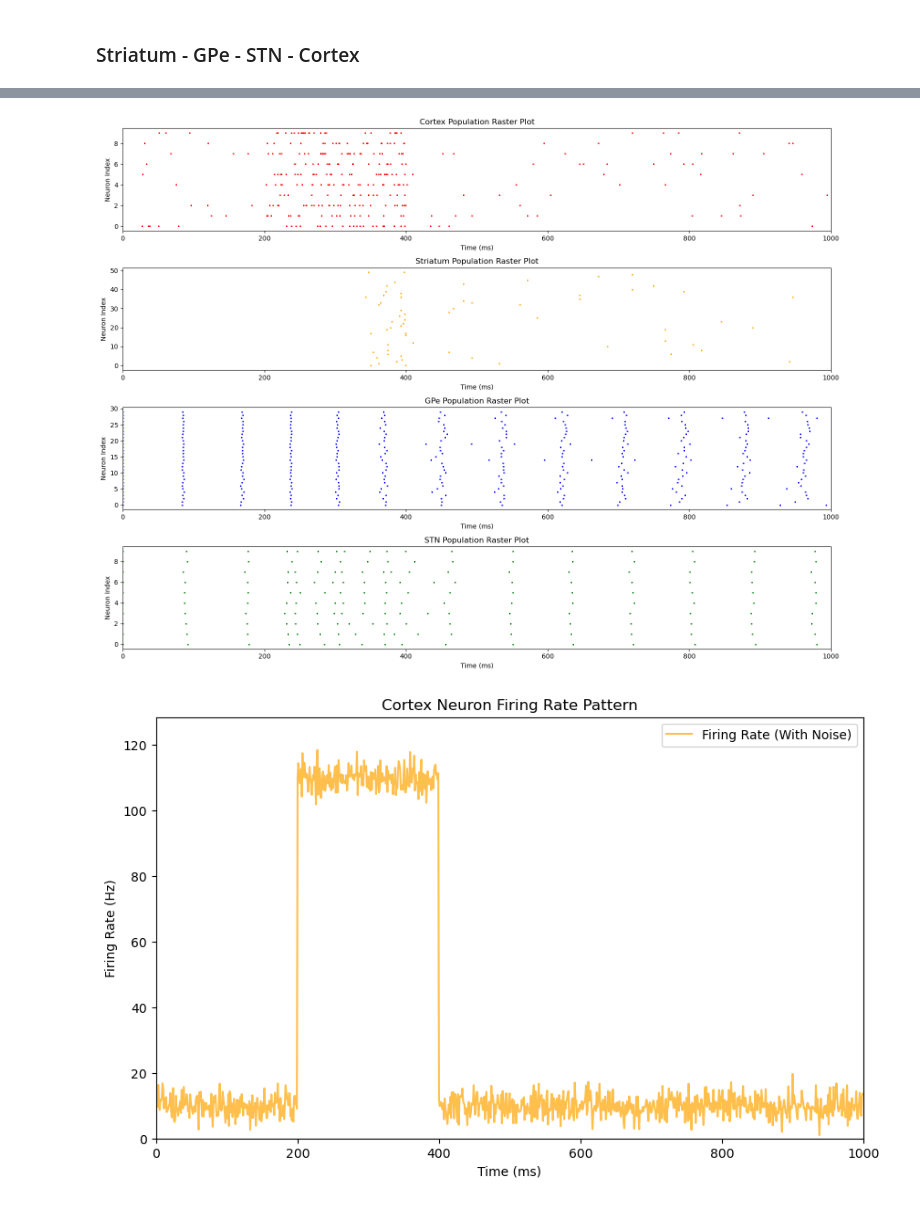
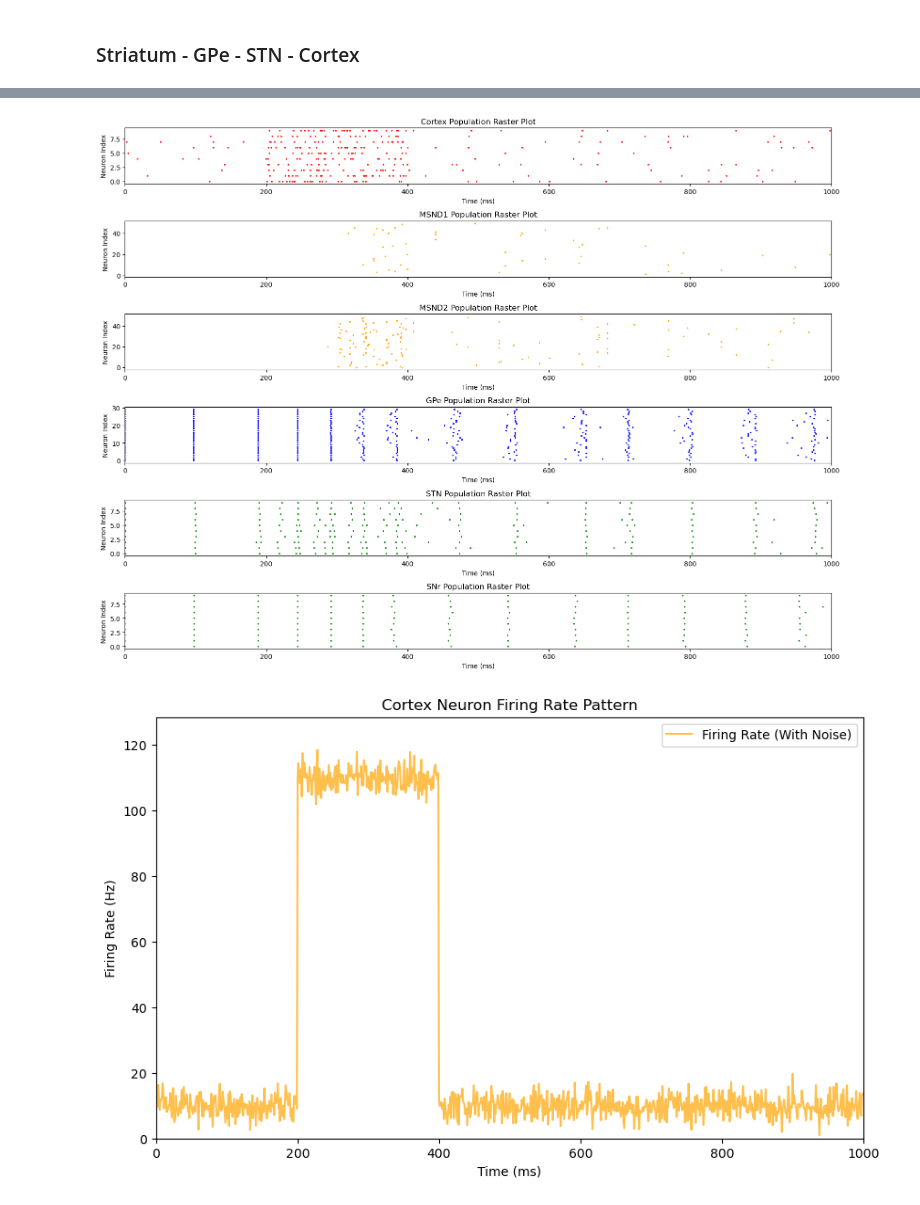
Before and after one commit to techzzt/Basal-ganglia-neuron-models, a Jupyter notebook: ksbns.ipynb, the cells around one changed output, grey strips where cells are left out. Saved outputs shown, nothing was run; the diff lists cells and outputs as text; code cells hidden in the pictures.

```diff
--- a/ksbns.ipynb
+++ b/ksbns.ipynb
@@ -103,7 +103,9 @@ from brian2 import *
 
 gpe_params_file = './params_ref/GPe_T1_1.json'
 stn_params_file = './params_ref/STN_1.json'
-striatum_params_file = './params_ref/MSN_D2_1.json'
+msnd1_params_file = './params_ref/MSN_D1_1.json'
+msnd2_params_file = './params_ref/MSN_D2_1.json'
+snr_params_file = './params_ref/SNr_1.json'
 
 synapse_params = {
     # STN - GPe (ext)
@@ -119,7 +121,15 @@ synapse_params = {
     'gaba_tau_syn': 87 * ms,
     'gaba_E_rev': -74* mV,
 
-    # Cortex - EXT
+    # Cortex - D1
+    'cs1_g0_n': 0.11 * nS,
+    'cs1_g0_a': 0.5 * nS,
+    'cs1_ampa_tau_syn': 12 * ms,
+    'cs1_nmda_tau_syn': 160 * ms,
+    'cs1_ampa_E_rev': 0 * mV,
+    'cs1_nmda_E_rev': 0 * mV,
+
+    # Cortex - D2
     'cs_g0_n': 0.11 * nS,
     'cs_g0_a': 0.5 * nS,
     'cs_ampa_tau_syn': 12 * ms,
@@ -138,24 +148,48 @@ synapse_params = {
     # GPe - STN
     'gsn_g0_g': 0.08*nS,
     'gsn_gaba_tau_syn': 8 * ms,
-    'gsn_gaba_E_rev': -84 * mV
+    'gsn_gaba_E_rev': -84 * mV,
+
+    # GPe - SNr
+    'gsnr_g0_g': 0.08*nS,
+    'gsnr_gaba_tau_syn': 8 * ms,
+    'gsnr_gaba_E_rev': -84 * mV,
+
+    # D1 - SNr
+    'd1snr_g0_g': 0.08*nS,
+    'd1snr_gaba_tau_syn': 8 * ms,
+    'd1snr_gaba_E_rev': -84 * mV,
+
+    # STN - SNr
+    'snsnr_g0_n': 0.00625 * nS,
+    'snsnr_g0_a': 0.25 * nS,
+    'snsnr_ampa_tau_syn':4 * ms,
+    'snsnr_nmda_tau_syn':60 * ms,
+    'snsnr_ampa_E_rev':0 * mV,
+    'snsnr_nmda_E_rev':0 * mV
 }
 
 N_GPe = 30 # 988
 N_STN = 10 # 388
-N_Striatum = 50 # 37971
+N_MSN = 50 # 37971
+N_SNr = 10
 
 results = run_simulation_with_inh_ext_input(
     N_GPe,
     N_STN,
-    N_Striatum,
+    N_MSN,
+    N_SNr,
     gpe_params_file,
     stn_params_file,
-    striatum_params_file,
+    msnd1_params_file,
+    msnd2_params_file,
+    snr_params_file,
     synapse_params,
     'GPe',
     'STN',
-    'Striatum',
+    'MSND1',
+    'MSND2',
+    'SNr',
     "GPe_STN_inh_ext"
 )
 
@@ -179,5 +214,5 @@ WARNING    'vr' is an internal variable of group 'neurongroup_1', but also exist
 WARNING    'vr' is an internal variable of group 'neurongroup', but also exists in the run namespace with the value -70. * mvolt. The internal variable will be used. [brian2.groups.group.Group.resolve ...
-[figure, old version]
+[figure, new version]
 # %%
 import numpy as np
 import matplotlib.pyplot as plt
```
Also changed, not shown: parts of 1 cell of this notebook.
